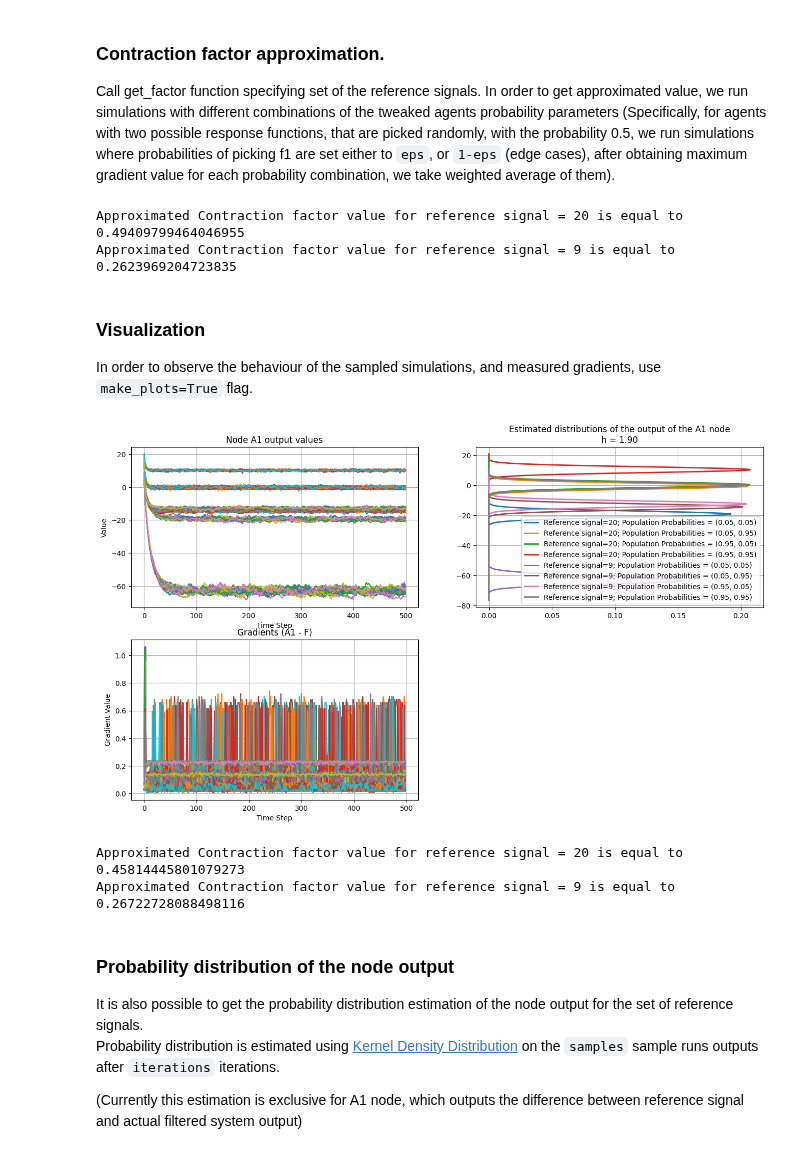
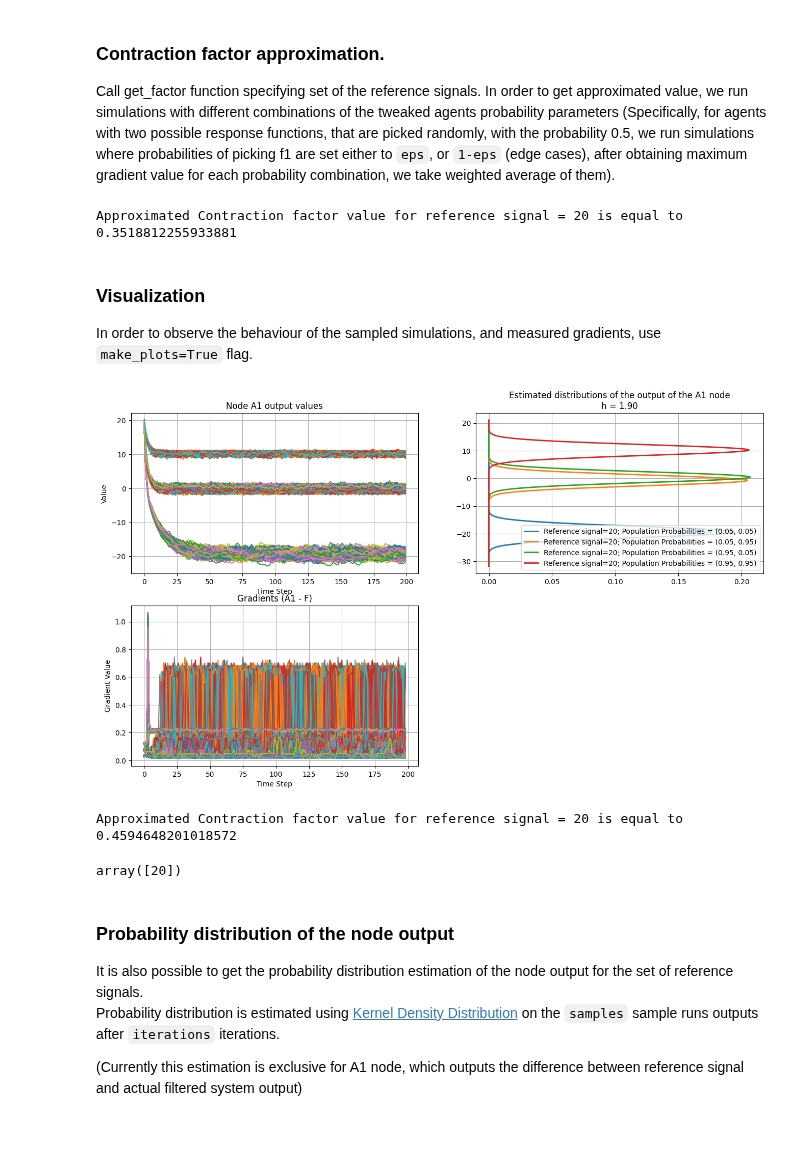
Before and after one commit to humancompatible/interconnect, a Jupyter notebook: examples/approximation.ipynb, the cells around one changed output. Saved outputs shown, nothing was run; the diff lists cells and outputs as text; code cells hidden in the pictures.

```diff
--- a/examples/approximation.ipynb
+++ b/examples/approximation.ipynb
@@ -22,26 +22,28 @@ Call get_factor function specifying set of the reference signals.
 In order to get approximated value, we run simulations with different combinations of the tweaked agents probability parameters (Specifically, for agents with two possible response functions, that are picked randomly, with the probability 0.5, we run simulations where probabilities of picking f1 are set either to `eps`, or `1-eps` (edge cases), after obtaining maximum gradient value for each probability combination, we take weighted average of them).
 # %%
 eps = 0.05
-reference_signals = np.array([20, 9])
+reference_signals = np.array([20])
 # %%
-approximated_lipschitz = get_factor_from_list(reference_signals=reference_signals, agent_probs=np.array([[eps, 1.0 - eps], [eps, 1.0 - eps]]), sim_class=ExampleReLUSim, it=500, trials=30)
+approximated_lipschitz = get_factor_from_list(reference_signals=reference_signals, agent_probs=np.array([[eps, 1.0 - eps], [eps, 1.0 - eps]]), sim_class=ExampleReLUSim, it=200, trials=50)
 for i in range(len(reference_signals)):
     print(f"Approximated Contraction factor value for reference signal = {reference_signals[i]} is equal to {approximated_lipschitz[i]}")
 # %% [output]
-Approximated Contraction factor value for reference signal = 20 is equal to 0.49409799464046955
-Approximated Contraction factor value for reference signal = 9 is equal to 0.2623969204723835
+Approximated Contraction factor value for reference signal = 20 is equal to 0.3518812255933881
 # %% [markdown]
 ### Visualization
 
 In order to observe the behaviour of the sampled simulations, and measured gradients, use `make_plots=True` flag.
 # %%
-approximated_lipschitz = get_factor_from_list(reference_signals=reference_signals, agent_probs=np.array([[eps, 1.0-eps], [eps, 1.0-eps]]), sim_class=ExampleReLUSim, it=500, trials=20, node_outputs_plot="A1", show_distributions_plot=True, show_distributions_histograms_plot=False)
+approximated_lipschitz = get_factor_from_list(reference_signals=reference_signals, agent_probs=np.array([[eps, 1.0-eps], [eps, 1.0-eps]]), sim_class=ExampleReLUSim, it=200, trials=500, node_outputs_plot="A1", show_distributions_plot=True, show_distributions_histograms_plot=False)
 for i in range(len(reference_signals)):
     print(f"Approximated Contraction factor value for reference signal = {reference_signals[i]} is equal to {approximated_lipschitz[i]}")
 # %% [output]
-[figure, old version]
+[figure, new version]
-Approximated Contraction factor value for reference signal = 20 is equal to 0.45814445801079273
-Approximated Contraction factor value for reference signal = 9 is equal to 0.26722728088498116
+Approximated Contraction factor value for reference signal = 20 is equal to 0.4594648201018572
+# %%
+reference_signals
+# %% [output]
+array([20])
 # %% [markdown]
 ### Probability distribution of the node output
 
```
Also changed, not shown: parts of 1 cell of this notebook, 2 other files.
